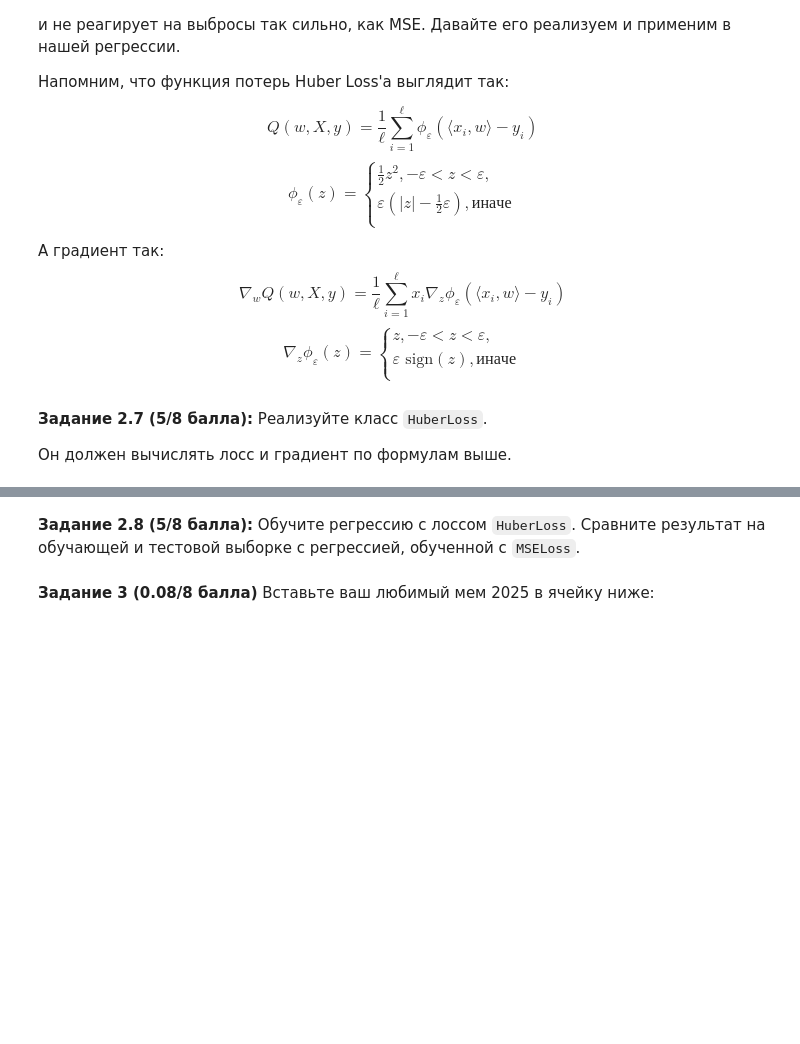
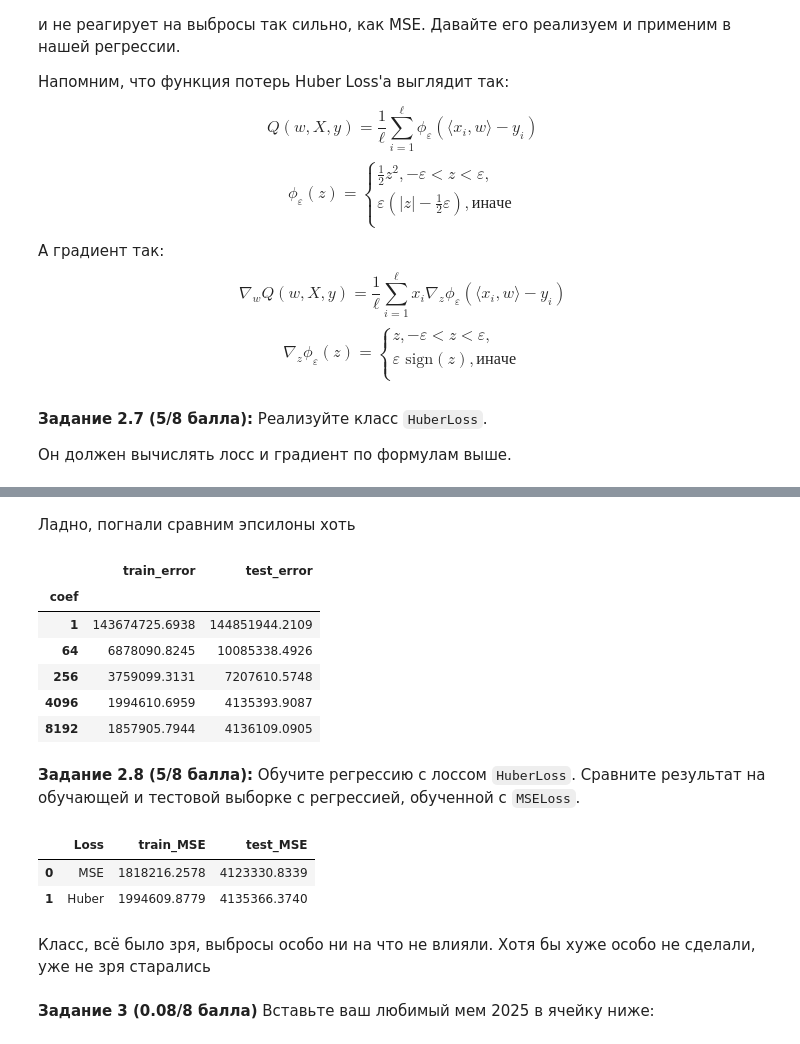
Before and after one commit to Bosbobos/IAD, a Jupyter notebook: MachineLeariningBasics/hw05_gd/hw05_gd.ipynb, the cells around one changed output, grey strips where cells are left out. Drawn from its saved outputs; the diff is of its cells as text; code cells hidden in the pictures; blank space fills up the shorter version.

```diff
--- a/MachineLeariningBasics/hw05_gd/hw05_gd.ipynb
+++ b/MachineLeariningBasics/hw05_gd/hw05_gd.ipynb
@@ -746,0 +760,27 @@ class HuberLoss(BaseLoss):
+# %%
+# Для себя
+eps = 1
+loss_h = HuberLoss(eps)
+
+# Создадим какой-то датасет
+X_dum = np.arange(200).reshape(20, 10)
+y_dum = np.arange(20)
+
+# Создадим какой-то вектор весов
+w_dum = np.arange(10)
+
+# Выведем значение лосса и градиента на этом датасете с этим вектором весов
+my_loss = loss_h.calc_loss(X_dum, y_dum, w_dum)
+my_grad = loss_h.calc_grad(X_dum, y_dum, w_dum)
+print(f'Loss: {my_loss}')
+print(f'Grad: {my_grad}')
+
+linreg_h = LinearRegression(loss=loss_h)
+linreg_h.fit(x_train, y_train)
+results_df_2 = pd.DataFrame({
+    'coef': [eps],
+    'train_error': [mean_squared_error(y_train, linreg_h.predict(x_train))],
+    'test_error': [mean_squared_error(y_test, linreg_h.predict(x_test))]
+})
+results_df_2.set_index('coef', inplace=True)
+results_df_2
@@ -747,2 +793,24 @@ class HuberLoss(BaseLoss):
+# %% [markdown]
+Ладно, погнали сравним эпсилоны хоть
+# %%
+coeffs = [64, 256, 4096, 8192]
+for coef in coeffs:
+    loss2 = HuberLoss(coef)
+    linreg3 = LinearRegression(loss2).fit(x_train, y_train)
+    results_df_2.loc[coef] = {
+        'coef': coef,
+        'train_error': mean_squared_error(y_train, linreg3.predict(x_train)),
+        'test_error': mean_squared_error(y_test, linreg3.predict(x_test))
+    }
+results_df_2.sort_index(inplace=True)
+results_df_2
+# %% [output]
+|  | train_error | test_error |
+| coef |  |  |
+| 1 | 143674725.6938 | 144851944.2109 |
+| 64 | 6878090.8245 | 10085338.4926 |
+| 256 | 3759099.3131 | 7207610.5748 |
+| 4096 | 1994610.6959 | 4135393.9087 |
+| 8192 | 1857905.7944 | 4136109.0905 |
 # %% [markdown]
 **Задание 2.8 (5/8 балла):** Обучите регрессию с лоссом `HuberLoss`. Сравните результат на обучающей и тестовой выборке с регрессией, обученной c `MSELoss`.
@@ -751,3 +817,21 @@ class HuberLoss(BaseLoss):
+# %%
+epsilon = 4096
+linreg = LinearRegression(loss=MSELoss())
+linreg.fit(x_train, y_train)
+linreg_h = LinearRegression(HuberLoss(epsilon))
+linreg_h.fit(x_train, y_train)
+losses_comparison_df = pd.DataFrame({
+    'Loss': ['MSE', 'Huber'],
+    'train_MSE': [mean_squared_error(y_train, linreg.predict(x_train)), mean_squared_error(y_train, linreg_h.predict(x_train))],
+    'test_MSE': [mean_squared_error(y_test, linreg.predict(x_test)), mean_squared_error(y_test, linreg_h.predict(x_test))]
+})
+losses_comparison_df
+# %% [output]
+|  | Loss | train_MSE | test_MSE |
+| 0 | MSE | 1818216.2578 | 4123330.8339 |
+| 1 | Huber | 1994609.8779 | 4135366.3740 |
+# %% [markdown]
+Класс, всё было зря, выбросы особо ни на что не влияли. Хотя бы хуже особо не сделали, уже не зря старались
 # %% [markdown]
 **Задание 3 (0.08/8 балла)**
 Вставьте ваш любимый мем 2025 в ячейку ниже:
```
Also changed, not shown: parts of 15 cells of this notebook.
